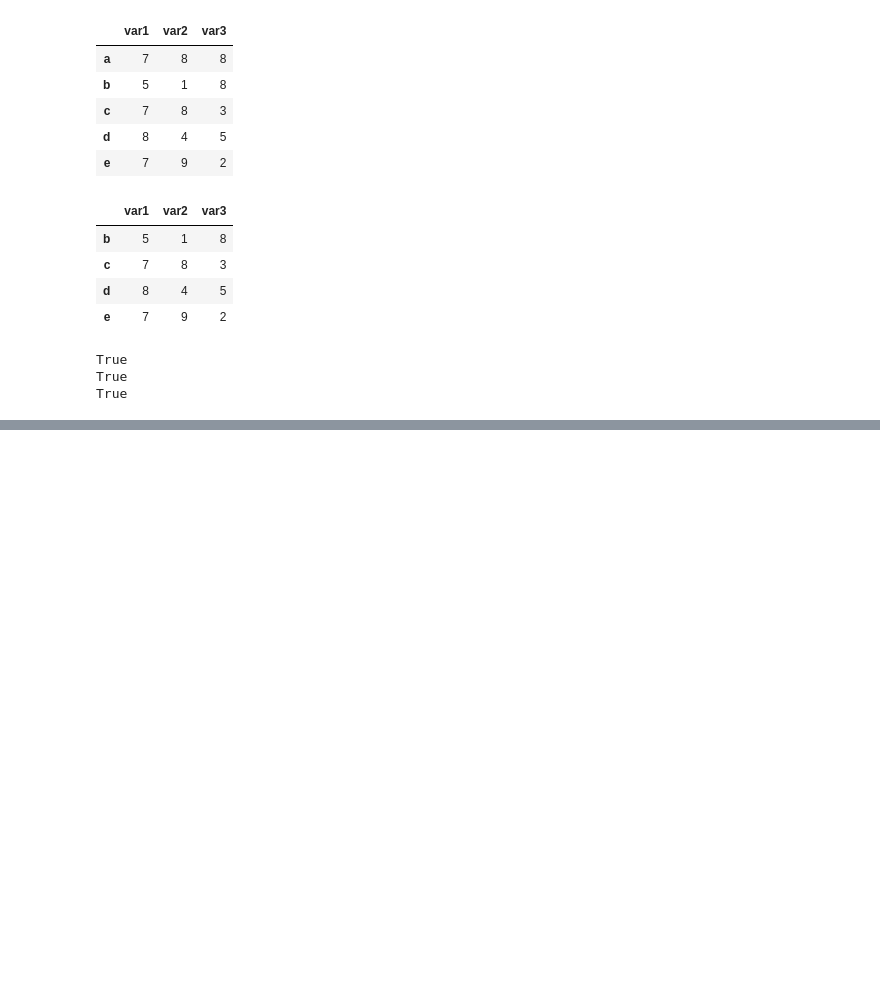
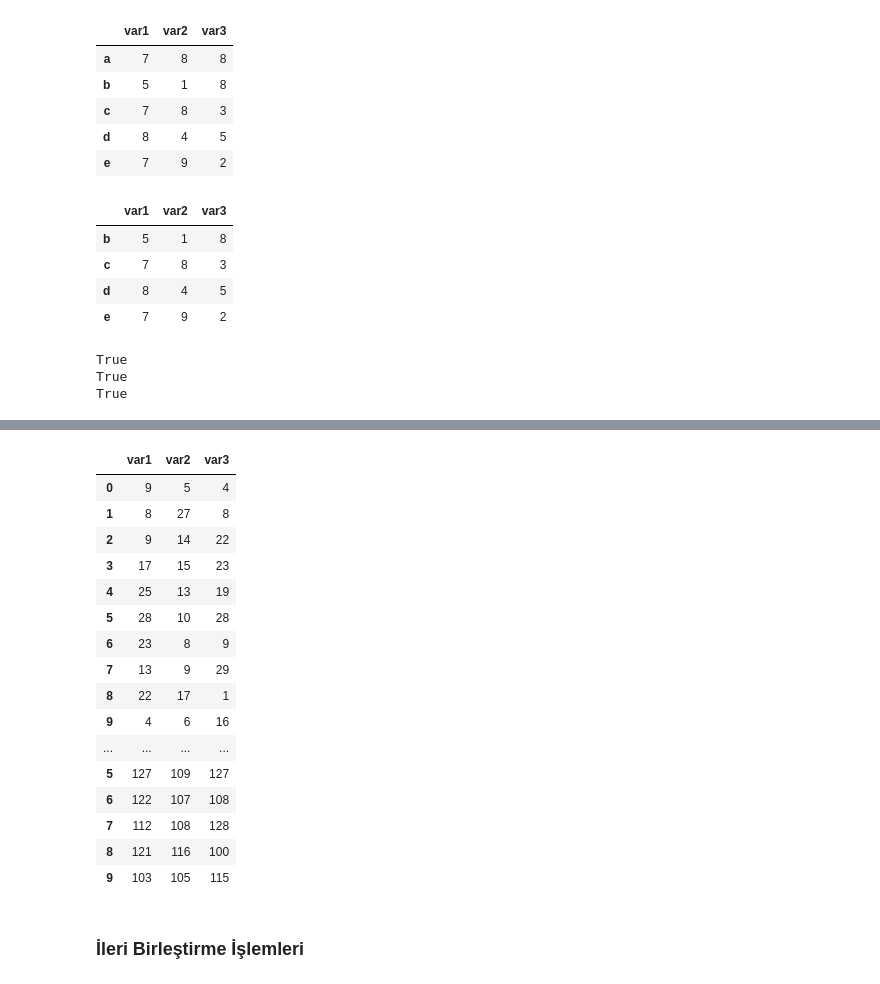
Before and after one commit to cokalonur001/YetGenPython, a Jupyter notebook: 11.Hafta/Eğitim Öncesi Uygulamalar/11.Hafta.ipynb, the cells around one changed output, grey strips where cells are left out. Saved outputs shown, nothing was run; the diff lists cells and outputs as text; code cells hidden in the pictures; blank space fills up the shorter version.

```diff
--- a/11.Hafta/Eğitim Öncesi Uygulamalar/11.Hafta.ipynb
+++ b/11.Hafta/Eğitim Öncesi Uygulamalar/11.Hafta.ipynb
@@ -321,0 +506,23 @@ True
+# %%
+df2.columns = ["var1","var2","var3"]
+pd.concat([df,df2],join="inner")
+# %% [output]
+|  | var1 | var2 | var3 |
+| 0 | 9 | 5 | 4 |
+| 1 | 8 | 27 | 8 |
+| 2 | 9 | 14 | 22 |
+| 3 | 17 | 15 | 23 |
+| 4 | 25 | 13 | 19 |
+| 5 | 28 | 10 | 28 |
+| 6 | 23 | 8 | 9 |
+| 7 | 13 | 9 | 29 |
+| 8 | 22 | 17 | 1 |
+| 9 | 4 | 6 | 16 |
+| ... | ... | ... | ... |
+| 5 | 127 | 109 | 127 |
+| 6 | 122 | 107 | 108 |
+| 7 | 112 | 108 | 128 |
+| 8 | 121 | 116 | 100 |
+| 9 | 103 | 105 | 115 |
+# %% [markdown]
+### İleri Birleştirme İşlemleri
```
Also changed, not shown: parts of 29 cells of this notebook.
